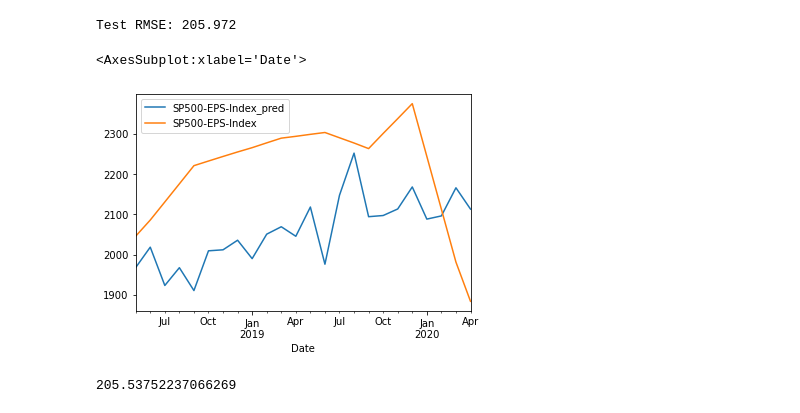
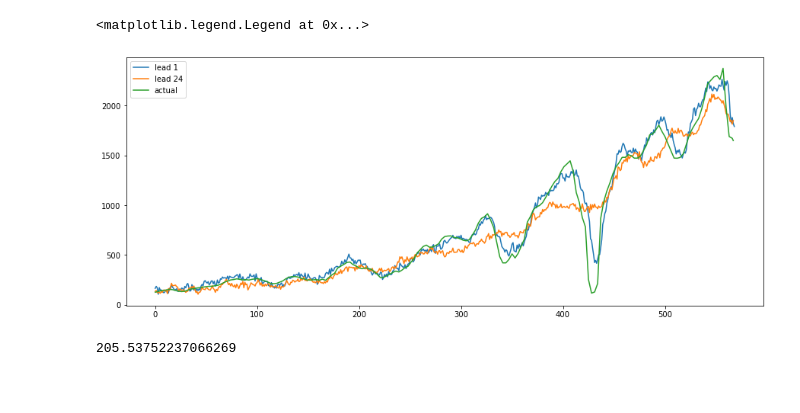
Before and after one commit to chenxd2/DSI-KPMG-Capstone, a Jupyter notebook: ensemble_lstm.ipynb, the cells around one changed output. Cells and saved outputs as stored; diff of their text form; code cells hidden in the pictures; blank space fills up the shorter version.

Commit message:
back testing - lstm, rf

```diff
--- a/ensemble_lstm.ipynb
+++ b/ensemble_lstm.ipynb
@@ -197,4 +277,6 @@ class AutoLSTM():
 # %%
+tf.get_logger().setLevel('INFO')
+
 seed_value= 42
 tf.random.set_seed(seed_value)
 d = np.arange ('2018-05', '2020-05', np.timedelta64 (1,'M'), dtype='datetime64')
@@ -202,12 +284,21 @@ d=d.astype('datetime64[D]')
 lags = [24]*24
 leads = range(1,len(d)+1)
 lstm_model = AutoLSTM(data_name='data_1107.xlsx', target_name='SP500-EPS-Index', drop_cols=[])
-lstm_model.run(timearray=d, use_target=True, lags=lags, leads=leads)
-lstm_model.df_result.plot()
+lstm_model.run(use_target=True, lags=lags, leads=leads)
+#lstm_model.df_result.plot()
+#lstm_model.get_predict(d)
-# %% [output]
-Test RMSE: 205.972
-<AxesSubplot:xlabel='Date'>
-[figure, removed]
+# %%
+y_p, y_t = lstm_model.get_backtesting()
+# %%
+plt.figure(figsize=(15, 6))
+
+plt.plot(y_p[0][22:], label='lead 1')
+plt.plot(y_p[23], label='lead 24')
+plt.plot(y_t[23], label='actual')
+plt.legend()
+# %% [output]
+<matplotlib.legend.Legend at 0x...>
+[figure, added]
 # %%
 from scipy.signal import savgol_filter
 
```
Also changed, not shown: parts of 1 cell of this notebook, 3 other files.
